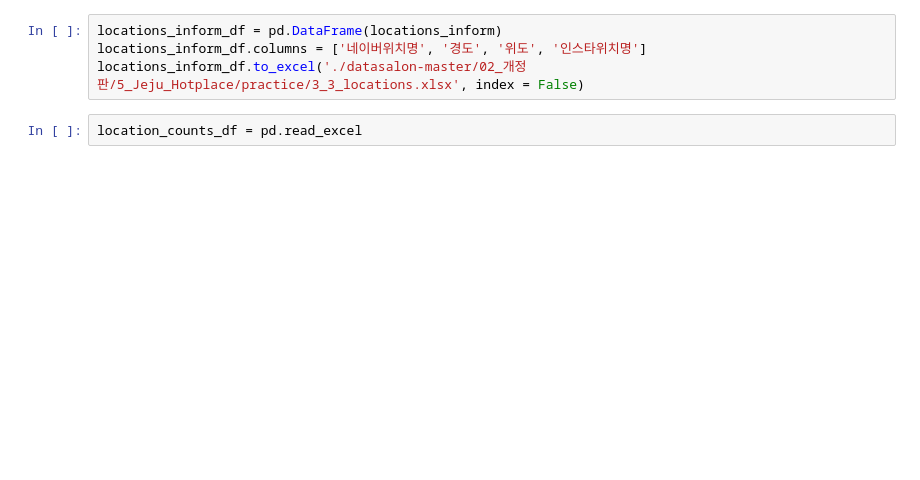
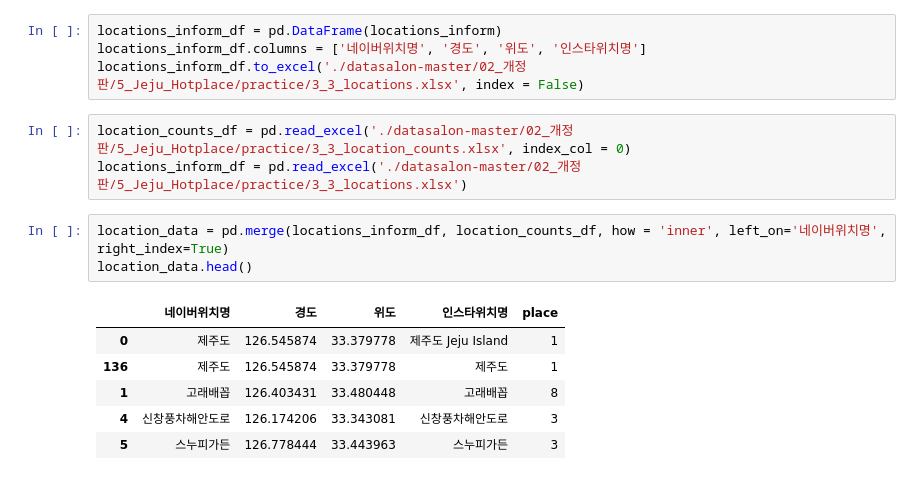
Before and after one commit to hemni28/datasalon_practice, a Jupyter notebook: Practice.ipynb, the cells around one changed output. Saved outputs shown, nothing was run; the diff lists cells and outputs as text; blank space fills up the shorter version.

```diff
--- a/Practice.ipynb
+++ b/Practice.ipynb
@@ -929,5 +962,16 @@ locations_inform
 locations_inform_df = pd.DataFrame(locations_inform)
 locations_inform_df.columns = ['네이버위치명', '경도', '위도', '인스타위치명']
 locations_inform_df.to_excel('./datasalon-master/02_개정판/5_Jeju_Hotplace/practice/3_3_locations.xlsx', index = False)
-# %%
-location_counts_df = pd.read_excel
+# %%
+location_counts_df = pd.read_excel('./datasalon-master/02_개정판/5_Jeju_Hotplace/practice/3_3_location_counts.xlsx', index_col = 0)
+locations_inform_df = pd.read_excel('./datasalon-master/02_개정판/5_Jeju_Hotplace/practice/3_3_locations.xlsx')
+# %%
+location_data = pd.merge(locations_inform_df, location_counts_df, how = 'inner', left_on='네이버위치명', right_index=True)
+location_data.head()
+# %% [output]
+|  | 네이버위치명 | 경도 | 위도 | 인스타위치명 | place |
+| 0 | 제주도 | 126.545874 | 33.379778 | 제주도 Jeju Island | 1 |
+| 136 | 제주도 | 126.545874 | 33.379778 | 제주도 | 1 |
+| 1 | 고래배꼽 | 126.403431 | 33.480448 | 고래배꼽 | 8 |
+| 4 | 신창풍차해안도로 | 126.174206 | 33.343081 | 신창풍차해안도로 | 3 |
+| 5 | 스누피가든 | 126.778444 | 33.443963 | 스누피가든 | 3 |
```
Also changed, not shown: parts of 23 cells of this notebook, 27 other files.
